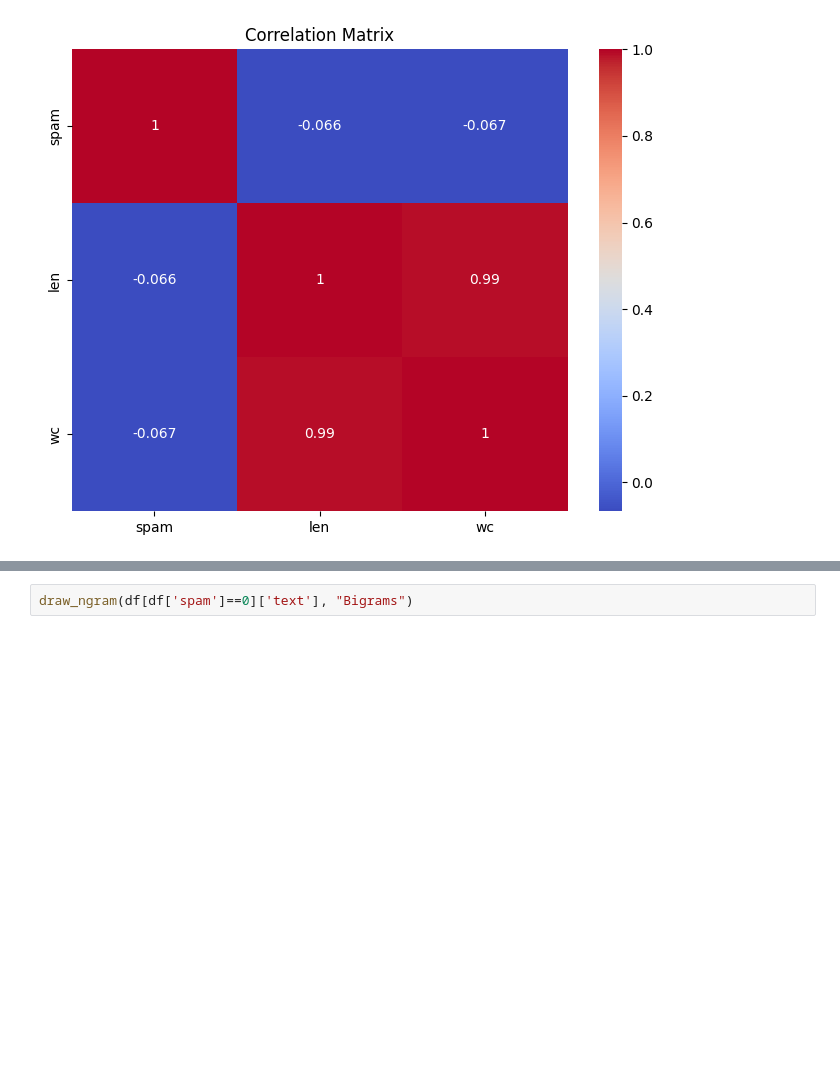
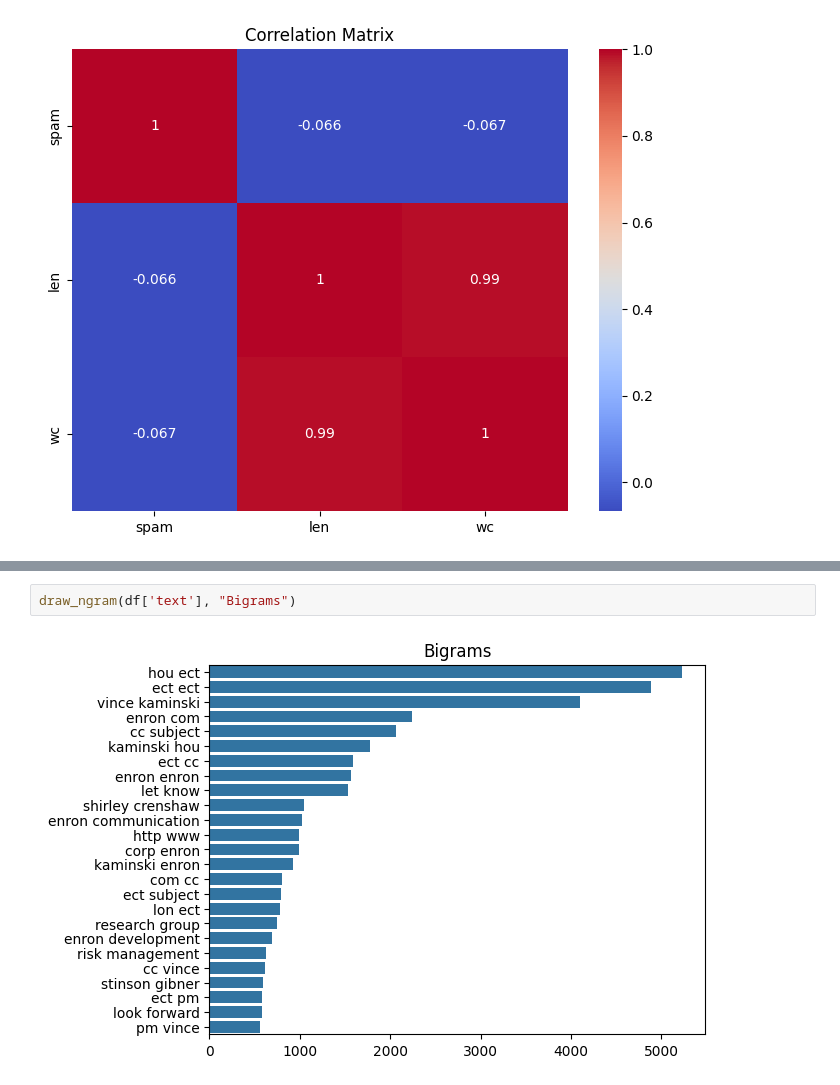
Before and after one commit to Sadman-Ishtiak/spam-email-detection-using-using-naive-bayes-classification, a Jupyter notebook: README.ipynb, the cells around one changed output, grey strips where cells are left out. Saved outputs shown, nothing was run; the diff lists cells and outputs as text; blank space fills up the shorter version.

```diff
--- a/README.ipynb
+++ b/README.ipynb
@@ -199,2 +200,4 @@ draw_ngram(df[df['spam']==0]['text'], "Bigrams in Not Spam")
 # %%
-draw_ngram(df[df['spam']==0]['text'], "Bigrams")
+draw_ngram(df['text'], "Bigrams")
+# %% [output]
+[figure, added]
```
Also changed, not shown: parts of 6 cells of this notebook.
